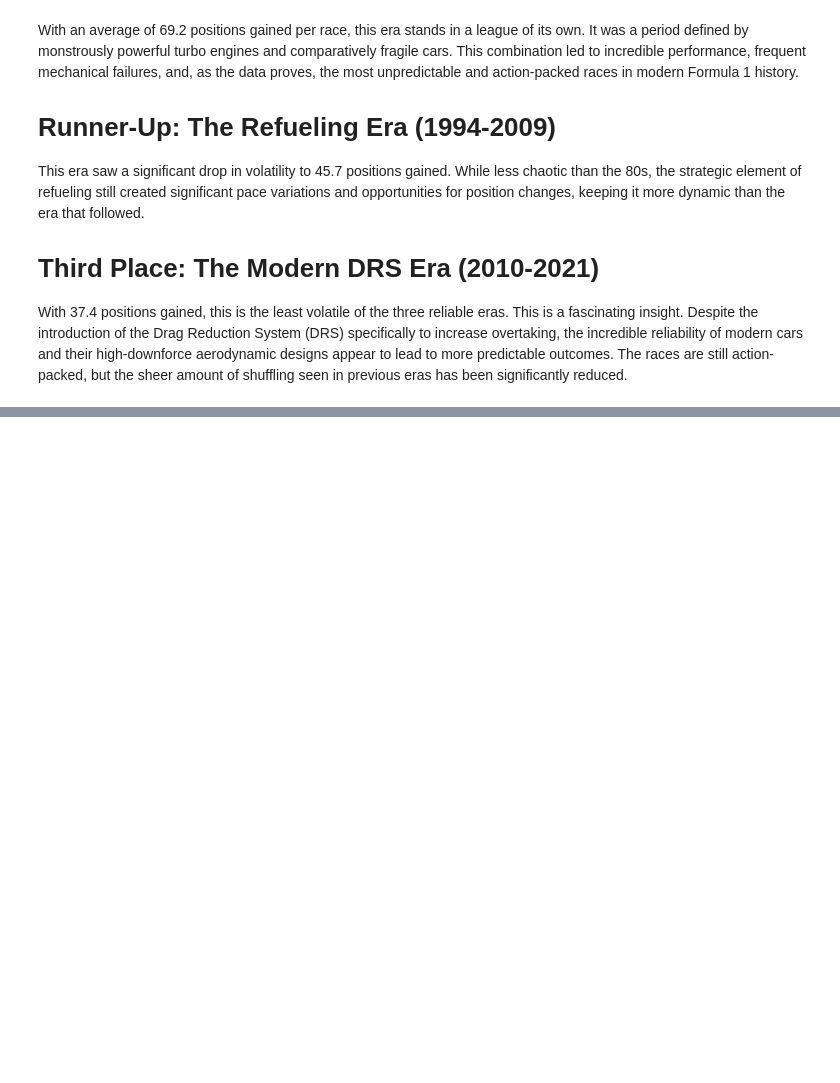
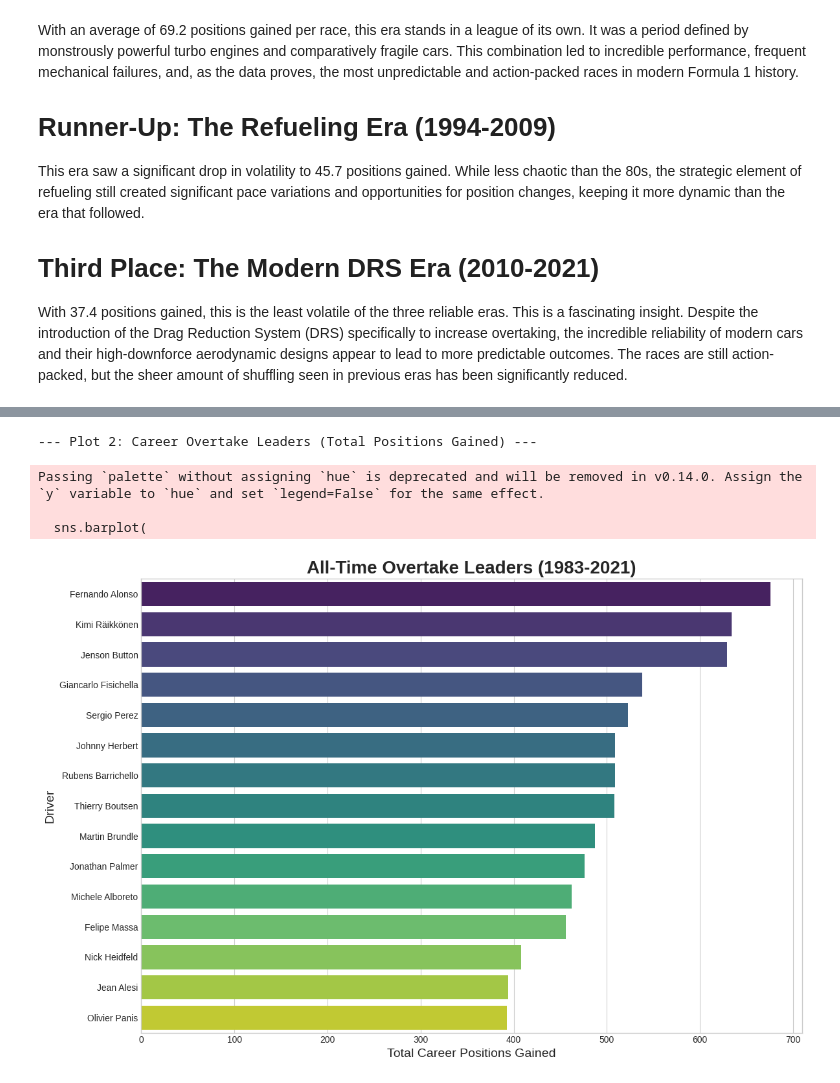
Before and after one commit to GitDario79/F1_Golden_Era, a Jupyter notebook: F1_Golden_Era.ipynb, the cells around one changed output, grey strips where cells are left out. Saved outputs shown, nothing was run; the diff lists cells and outputs as text; code cells hidden in the pictures; blank space fills up the shorter version.

```diff
--- a/F1_Golden_Era.ipynb
+++ b/F1_Golden_Era.ipynb
@@ -737,0 +852,28 @@ With 37.4 positions gained, this is the least volatile of the three reliable era
+# %%
+
+print("\n--- Plot 2: Career Overtake Leaders (Total Positions Gained) ---")
+
+# We'll plot the top 15
+top_15_overall = overall_kings.head(15)
+
+fig, ax = plt.subplots(figsize=(12, 8))
+
+sns.barplot(
+    x='Positions_Gained',
+    y='Driver',
+    data=top_15_overall,
+    palette='viridis',
+    ax=ax
+)
+
+ax.set_title('All-Time Overtake Leaders (1983-2021)', fontsize=20, fontweight='bold')
+ax.set_xlabel('Total Career Positions Gained', fontsize=14)
+ax.set_ylabel('Driver', fontsize=14)
+plt.tight_layout()
+plt.show()
+# %% [output]
+--- Plot 2: Career Overtake Leaders (Total Positions Gained) ---
+Passing `palette` without assigning `hue` is deprecated and will be removed in v0.14.0. Assign the `y` variable to `hue` and set `legend=False` for the same effect.
+
+  sns.barplot(
+[figure, added]
```
Also changed, not shown: parts of 8 cells of this notebook.
